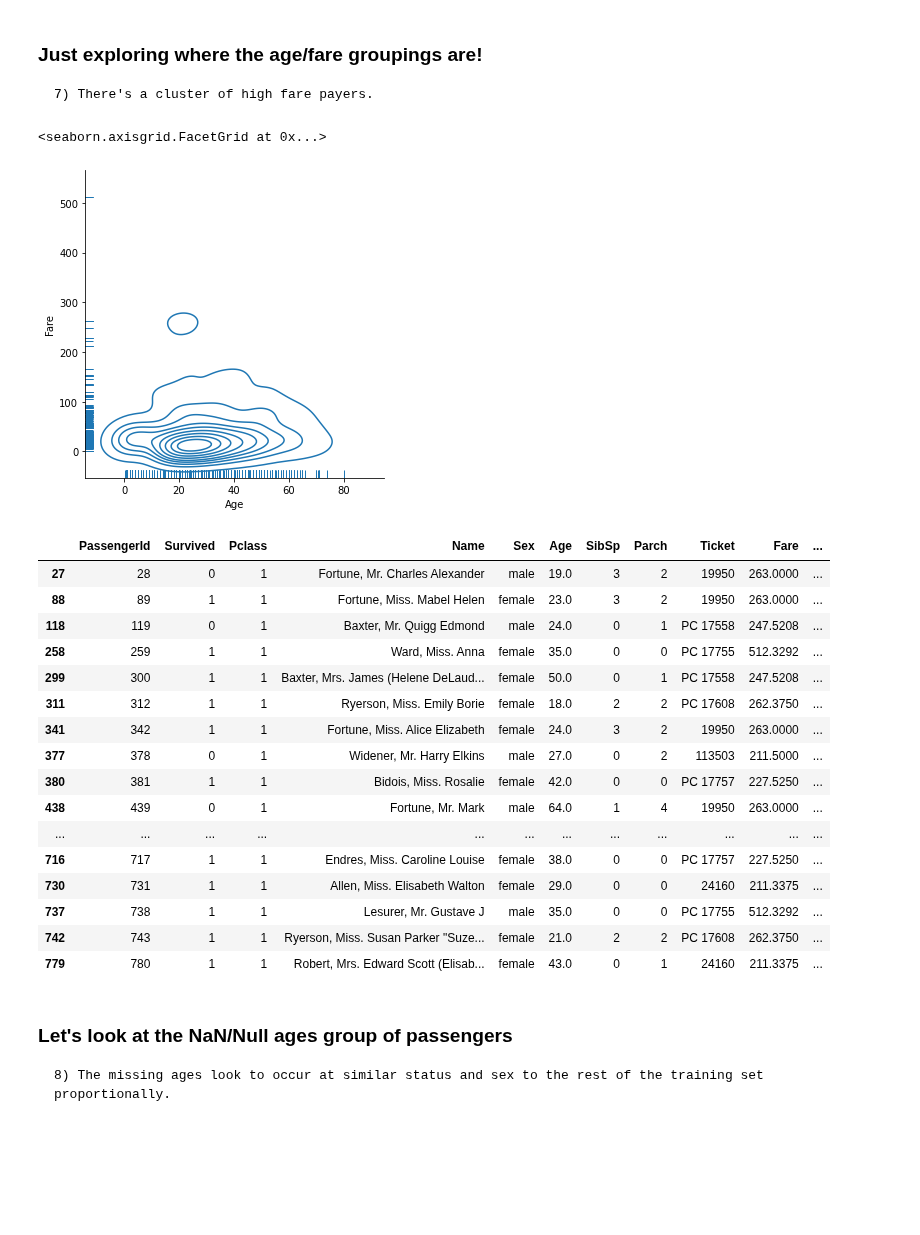
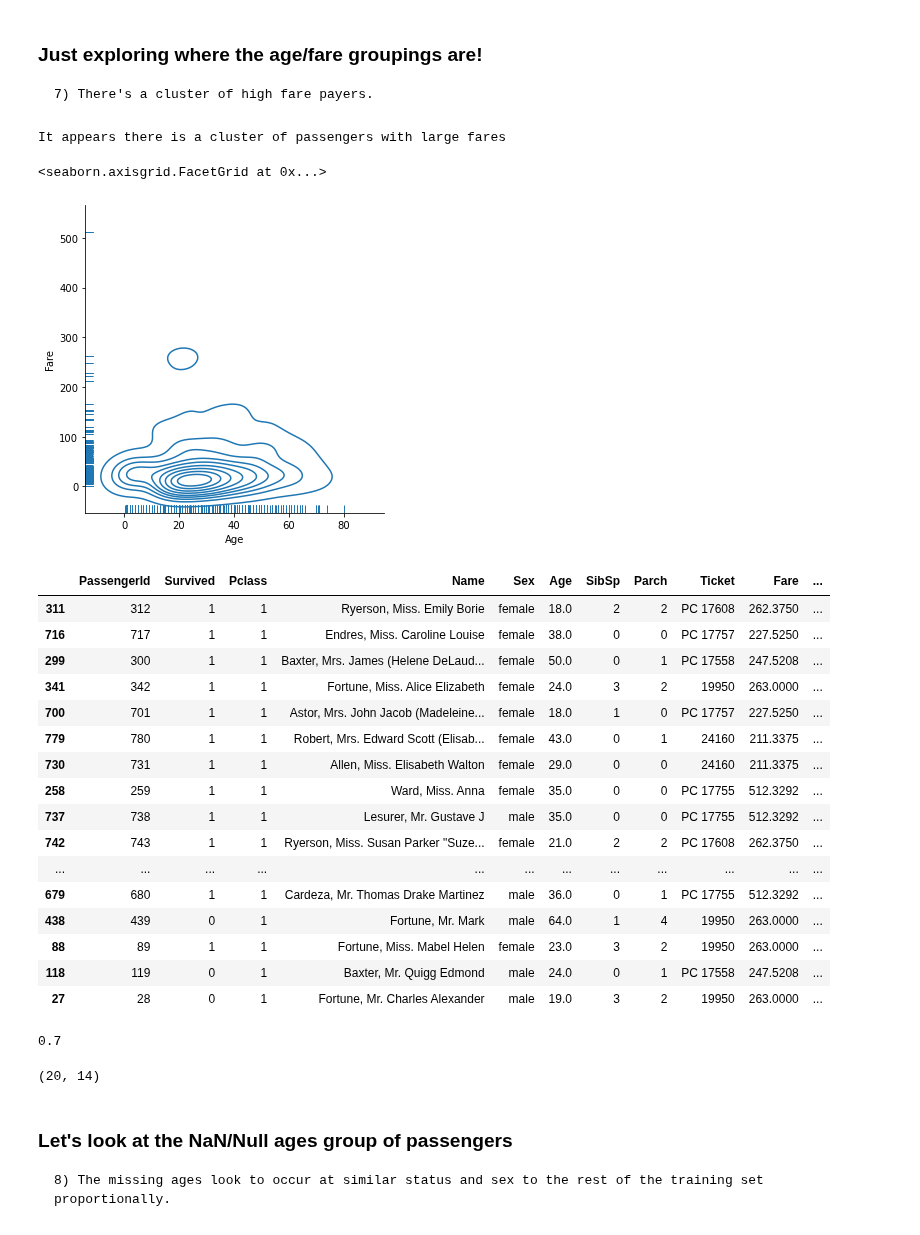
Before and after one commit to bblank70/MSDS422, a Jupyter notebook: Titanic-Intro.ipynb, the cells around one changed output. Saved outputs shown, nothing was run; the diff lists cells and outputs as text; code cells hidden in the pictures; blank space fills up the shorter version.

Commit message:
Update Titanic-Intro.ipynb
added to top fares

```diff
--- a/Titanic-Intro.ipynb
+++ b/Titanic-Intro.ipynb
@@ -145,35 +145,40 @@ SexProportion_grid.set_axis_labels("Age", "Cumulative Proportion")
 ### Just exploring where the age/fare groupings are!
     7) There's a cluster of high fare payers.
 # %%
-print('It appears there is a cluster of passengers with large fares)
+print('It appears there is a cluster of passengers with large fares')
 sns.displot(augmented, x="Age", y="Fare",kind="kde", rug=True)
 # %% [output]
-<seaborn.axisgrid.FacetGrid at 0x...>
+It appears there is a cluster of passengers with large fares
+<seaborn.axisgrid.FacetGrid at 0x...>
 [figure]
 # %%
 TopFares = augmented[augmented['Fare']>200]
 
 PTopFares=sum(TopFares['Survived'])/TopFares.shape[0]
 
-TopFares
+display(TopFares)
+display(PTopFares)
+display(TopFares.shape)
 # %% [output]
 |  | PassengerId | Survived | Pclass | Name | Sex | Age | SibSp | Parch | Ticket | Fare | ... |
-| 27 | 28 | 0 | 1 | Fortune, Mr. Charles Alexander | male | 19.0 | 3 | 2 | 19950 | 263.0000 | ... |
+| 311 | 312 | 1 | 1 | Ryerson, Miss. Emily Borie | female | 18.0 | 2 | 2 | PC 17608 | 262.3750 | ... |
+| 716 | 717 | 1 | 1 | Endres, Miss. Caroline Louise | female | 38.0 | 0 | 0 | PC 17757 | 227.5250 | ... |
+| 299 | 300 | 1 | 1 | Baxter, Mrs. James (Helene DeLaud... | female | 50.0 | 0 | 1 | PC 17558 | 247.5208 | ... |
+| 341 | 342 | 1 | 1 | Fortune, Miss. Alice Elizabeth | female | 24.0 | 3 | 2 | 19950 | 263.0000 | ... |
+| 700 | 701 | 1 | 1 | Astor, Mrs. John Jacob (Madeleine... | female | 18.0 | 1 | 0 | PC 17757 | 227.5250 | ... |
+| 779 | 780 | 1 | 1 | Robert, Mrs. Edward Scott (Elisab... | female | 43.0 | 0 | 1 | 24160 | 211.3375 | ... |
+| 730 | 731 | 1 | 1 | Allen, Miss. Elisabeth Walton | female | 29.0 | 0 | 0 | 24160 | 211.3375 | ... |
+| 258 | 259 | 1 | 1 | Ward, Miss. Anna | female | 35.0 | 0 | 0 | PC 17755 | 512.3292 | ... |
+| 737 | 738 | 1 | 1 | Lesurer, Mr. Gustave J | male | 35.0 | 0 | 0 | PC 17755 | 512.3292 | ... |
+| 742 | 743 | 1 | 1 | Ryerson, Miss. Susan Parker "Suze... | female | 21.0 | 2 | 2 | PC 17608 | 262.3750 | ... |
+| ... | ... | ... | ... | ... | ... | ... | ... | ... | ... | ... | ... |
+| 679 | 680 | 1 | 1 | Cardeza, Mr. Thomas Drake Martinez | male | 36.0 | 0 | 1 | PC 17755 | 512.3292 | ... |
+| 438 | 439 | 0 | 1 | Fortune, Mr. Mark | male | 64.0 | 1 | 4 | 19950 | 263.0000 | ... |
 | 88 | 89 | 1 | 1 | Fortune, Miss. Mabel Helen | female | 23.0 | 3 | 2 | 19950 | 263.0000 | ... |
 | 118 | 119 | 0 | 1 | Baxter, Mr. Quigg Edmond | male | 24.0 | 0 | 1 | PC 17558 | 247.5208 | ... |
-| 258 | 259 | 1 | 1 | Ward, Miss. Anna | female | 35.0 | 0 | 0 | PC 17755 | 512.3292 | ... |
-| 299 | 300 | 1 | 1 | Baxter, Mrs. James (Helene DeLaud... | female | 50.0 | 0 | 1 | PC 17558 | 247.5208 | ... |
-| 311 | 312 | 1 | 1 | Ryerson, Miss. Emily Borie | female | 18.0 | 2 | 2 | PC 17608 | 262.3750 | ... |
-| 341 | 342 | 1 | 1 | Fortune, Miss. Alice Elizabeth | female | 24.0 | 3 | 2 | 19950 | 263.0000 | ... |
-| 377 | 378 | 0 | 1 | Widener, Mr. Harry Elkins | male | 27.0 | 0 | 2 | 113503 | 211.5000 | ... |
-| 380 | 381 | 1 | 1 | Bidois, Miss. Rosalie | female | 42.0 | 0 | 0 | PC 17757 | 227.5250 | ... |
-| 438 | 439 | 0 | 1 | Fortune, Mr. Mark | male | 64.0 | 1 | 4 | 19950 | 263.0000 | ... |
-| ... | ... | ... | ... | ... | ... | ... | ... | ... | ... | ... | ... |
-| 716 | 717 | 1 | 1 | Endres, Miss. Caroline Louise | female | 38.0 | 0 | 0 | PC 17757 | 227.5250 | ... |
-| 730 | 731 | 1 | 1 | Allen, Miss. Elisabeth Walton | female | 29.0 | 0 | 0 | 24160 | 211.3375 | ... |
-| 737 | 738 | 1 | 1 | Lesurer, Mr. Gustave J | male | 35.0 | 0 | 0 | PC 17755 | 512.3292 | ... |
-| 742 | 743 | 1 | 1 | Ryerson, Miss. Susan Parker "Suze... | female | 21.0 | 2 | 2 | PC 17608 | 262.3750 | ... |
-| 779 | 780 | 1 | 1 | Robert, Mrs. Edward Scott (Elisab... | female | 43.0 | 0 | 1 | 24160 | 211.3375 | ... |
+| 27 | 28 | 0 | 1 | Fortune, Mr. Charles Alexander | male | 19.0 | 3 | 2 | 19950 | 263.0000 | ... |
+0.7
+(20, 14)
 # %% [markdown]
 ### Let's look at the NaN/Null ages group of passengers
     8) The missing ages look to occur at similar status and sex to the rest of the training set proportionally.
```
Also changed, not shown: parts of 2 cells of this notebook.
